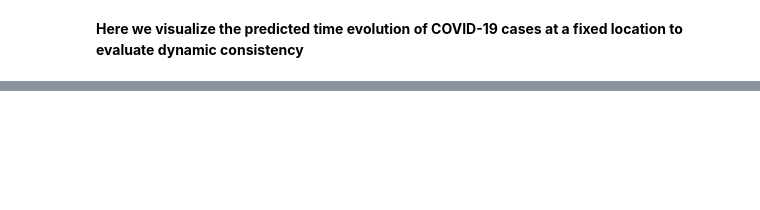
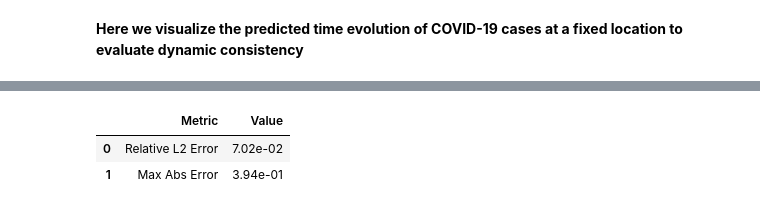
Before and after one commit to navidbahadoran/Summer-2025-DL-Project-PINN, a Jupyter notebook: evaluation.ipynb, the cells around one changed output, grey strips where cells are left out. Cells and saved outputs as stored; diff of their text form; code cells hidden in the pictures; blank space fills up the shorter version.

```diff
--- a/evaluation.ipynb
+++ b/evaluation.ipynb
@@ -115,0 +179,10 @@ else:
+# %%
+from utils import compute_errors, error_table
+
+# Assuming u_pred and u_test are available
+errors = compute_errors(u_pred.cpu().numpy(), u_test.cpu().numpy())
+display(error_table(errors))
+# %% [output]
+|  | Metric | Value |
+| 0 | Relative L2 Error | 7.02e-02 |
+| 1 | Max Abs Error | 3.94e-01 |
```
Also changed, not shown: parts of 12 cells of this notebook, 6 other files.
